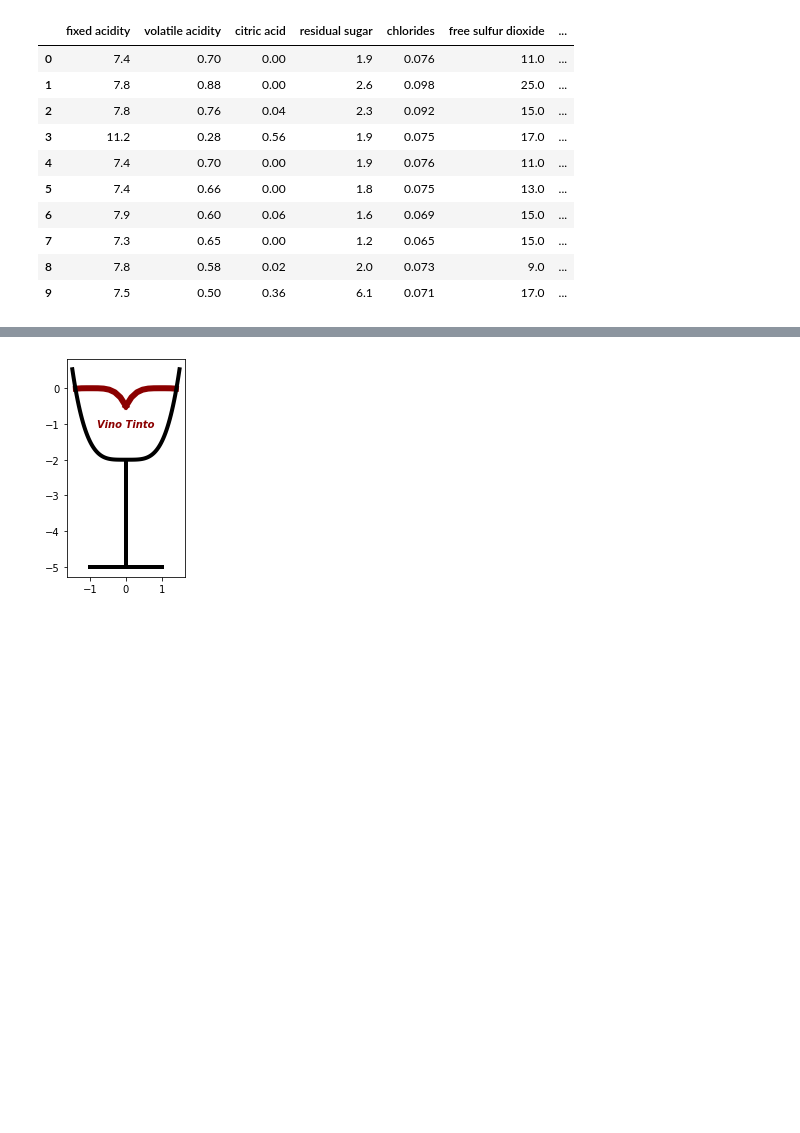
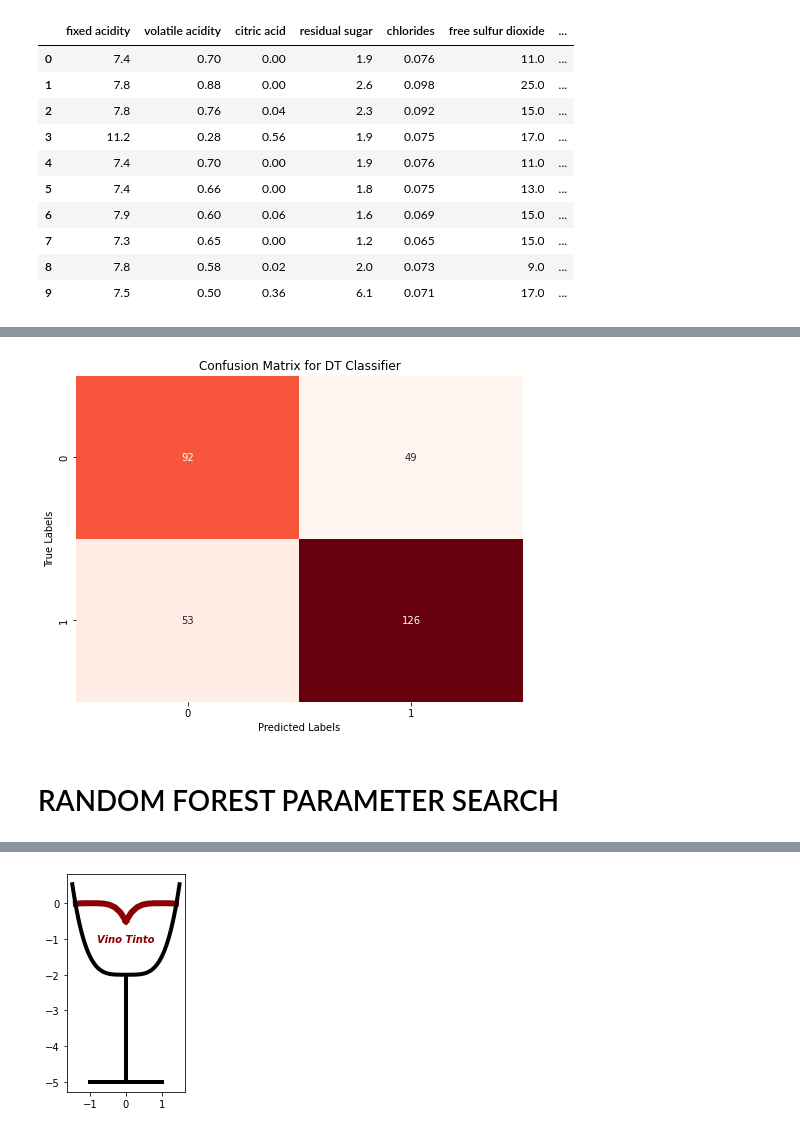
Before and after one commit to zahidasultanova/Wine_Quality, a Jupyter notebook: red_wine.ipynb, the cells around one changed output, grey strips where cells are left out. Saved outputs shown, nothing was run; the diff lists cells and outputs as text; code cells hidden in the pictures; blank space fills up the shorter version.

```diff
--- a/red_wine.ipynb
+++ b/red_wine.ipynb
@@ -224,0 +164,34 @@ Confusion matrix:
+# %%
+from sklearn.preprocessing import MinMaxScaler
+
+X_train = train_df.drop(columns=['quality', 'quality_binary'])
+y_train = train_df['quality_binary']
+
+X_test = test_df.drop(columns=['quality', 'quality_binary'])
+y_test = test_df['quality_binary']
+
+# Initialize the MinMaxScaler
+scaler = MinMaxScaler()
+
+# Fit the scaler on the training data
+scaler.fit(X_train)
+
+# Transform the training data
+X_train_scaled = scaler.transform(X_train)
+
+# Convert the scaled training data back to a DataFrame
+X_train_scaled_df = pd.DataFrame(X_train_scaled, columns=X_train.columns)
+
+# Add the target variable back to the scaled training DataFrame
+train_df_scaled = X_train_scaled_df.copy()
+train_df_scaled['quality_binary'] = y_train.values
+
+# Transform the test data
+X_test_scaled = scaler.transform(X_test)
+
+# Convert the scaled test data back to a DataFrame
+X_test_scaled_df = pd.DataFrame(X_test_scaled, columns=X_test.columns)
+
+# Add the target variable back to the scaled test DataFrame
+test_df_scaled = X_test_scaled_df.copy()
+test_df_scaled['quality_binary'] = y_test.values
@@ -224,0 +230,3 @@ Confusion matrix:
+# %%
+train_df = train_df_scaled
+test_df = test_df_scaled
@@ -224,0 +391,12 @@ Confusion matrix:
+# %%
+# Plot the confusion matrix as a heatmap
+plt.figure(figsize=(8, 6))
+sns.heatmap(conf_matrix_dt, annot=True, fmt='d', cmap='Reds', cbar=False)
+plt.title('Confusion Matrix for DT Classifier')
+plt.xlabel('Predicted Labels')
+plt.ylabel('True Labels')
+plt.show()
+# %% [output]
+[figure, added]
+# %% [markdown]
+# RANDOM FOREST PARAMETER SEARCH
```
Also changed, not shown: parts of 43 cells of this notebook.
